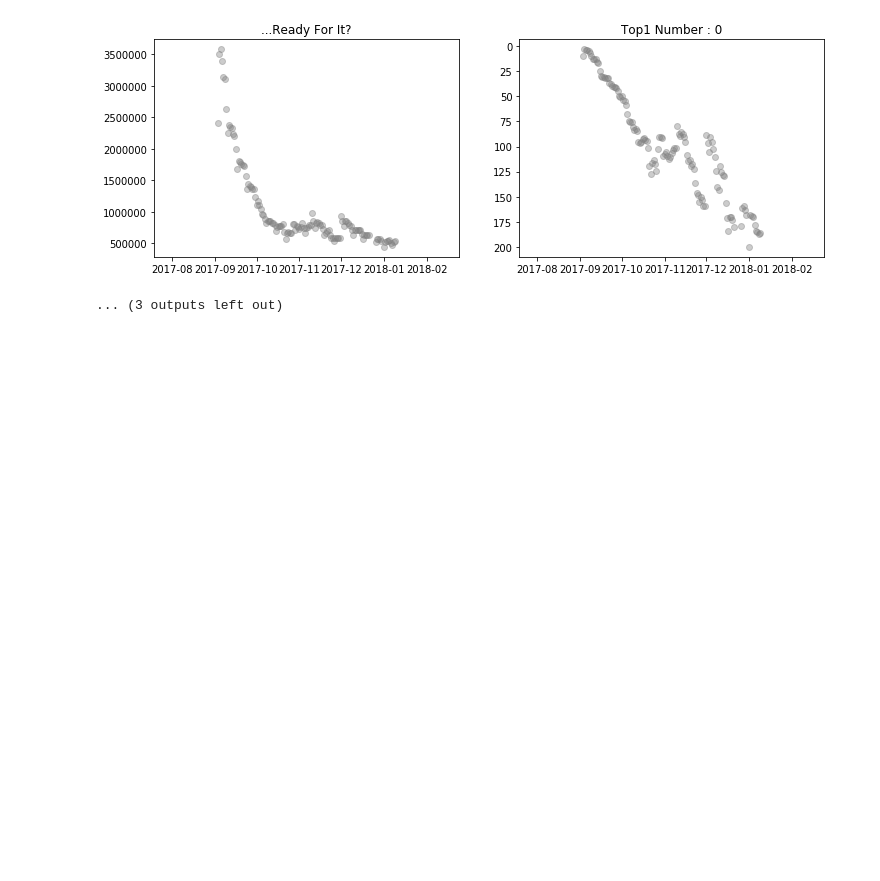
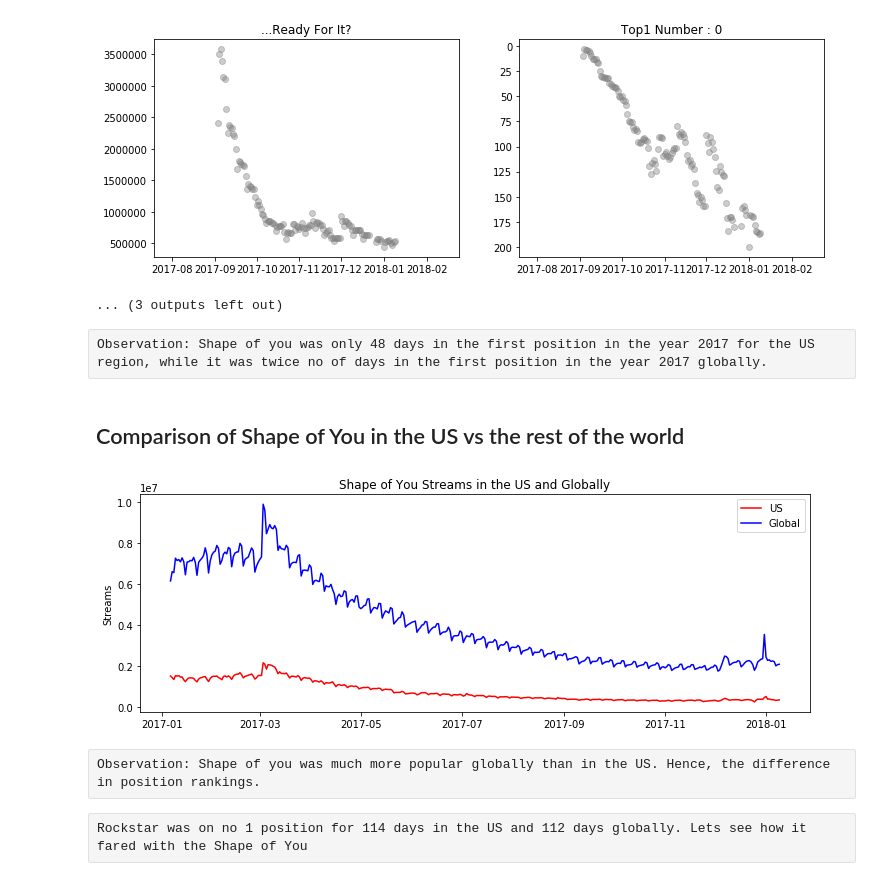
Before and after one commit to adisrivatsan/PopularSongs, a Jupyter notebook: Spotify.ipynb, the cells around one changed output. Saved outputs shown, nothing was run; the diff lists cells and outputs as text; code cells hidden in the pictures; blank space fills up the shorter version.

```diff
--- a/Spotify.ipynb
+++ b/Spotify.ipynb
@@ -326,3 +371,31 @@ for song in us_unique_song:
 [figure]
 [figure]
 ... (3 outputs left out)
+# %% [raw]
+Observation: Shape of you was only 48 days in the first position in the year 2017 for the US region, while it was twice no of days in the first position in the year 2017 globally.
+# %% [markdown]
+## Comparison of Shape of You in the US vs the rest of the world
+# %%
+query = (songs_df['Artist'] == 'Ed Sheeran') & (songs_df['Region'] == 'us') & (songs_df['Track Name'] \
+                                                                                == 'Shape of You')
+ed_sheeran_us = songs_df[query][['Streams', 'Date', 'Position']].reset_index(drop = True)
+
+query = (songs_df['Artist'] == 'Ed Sheeran') & (songs_df['Region'] == 'global') & (songs_df['Track Name'] \
+                                                                                == 'Shape of You')
+ed_sheeran_global = songs_df[query][['Streams', 'Date', 'Position']].reset_index(drop = True)
+# %%
+plt.figure(figsize = (12,4))
+ax = plt.subplot(1,1,1)
+ax.set_ylabel('Streams')
+ax.plot(ed_sheeran_us['Date'], ed_sheeran_us['Streams'], 'r-', label = 'US')
+ax2.set_ylabel('Stream', color = 'blue')
+ax.plot(ed_sheeran_global['Date'], ed_sheeran_global['Streams'], 'b-', label = 'Global')
+plt.title('Shape of You Streams in the US and Globally')
+plt.legend(loc = 'best')
+plt.show()
+# %% [output]
+[figure, added]
+# %% [raw]
+Observation: Shape of you was much more popular globally than in the US. Hence, the difference in position rankings.
+# %% [raw]
+Rockstar was on no 1 position for 114 days in the US and 112 days globally. Lets see how it fared with the Shape of You
```
Also changed, not shown: parts of 14 cells of this notebook.
